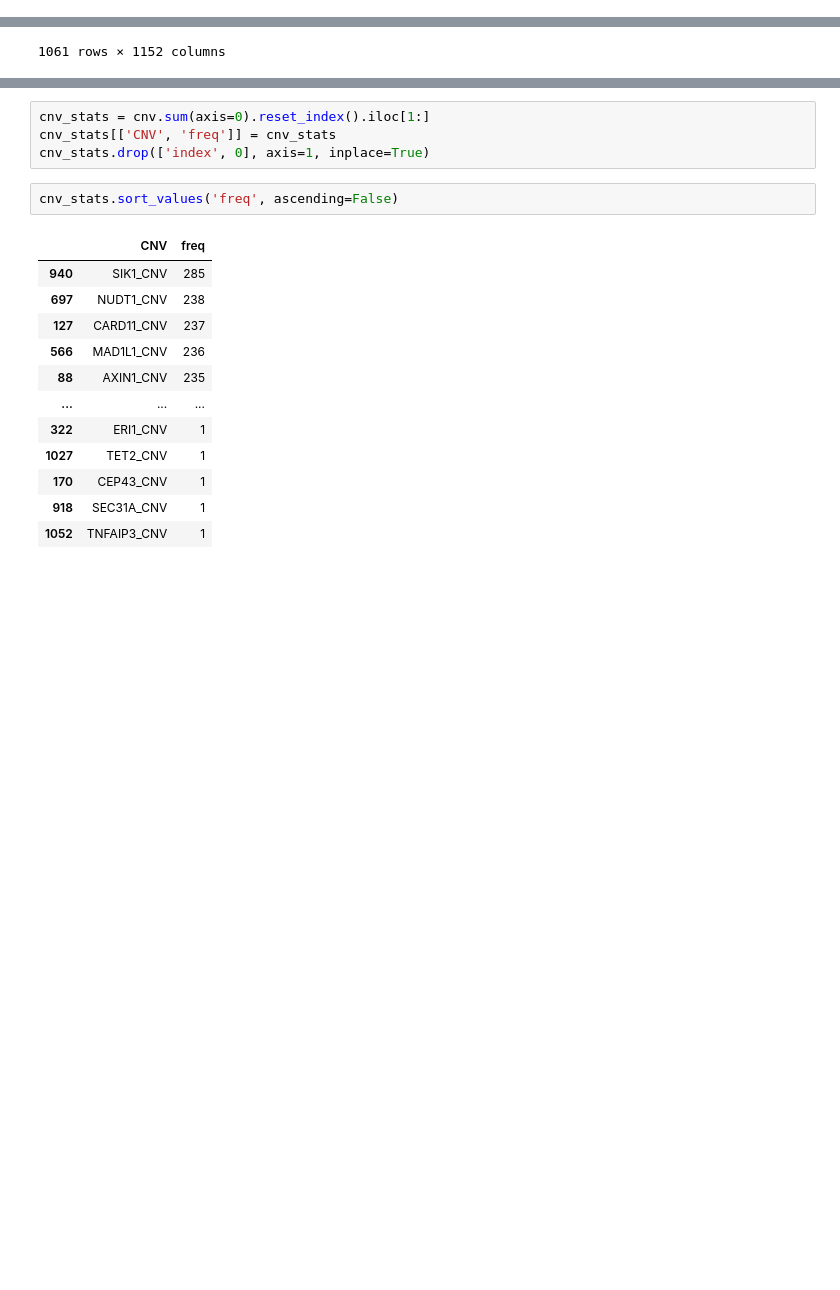
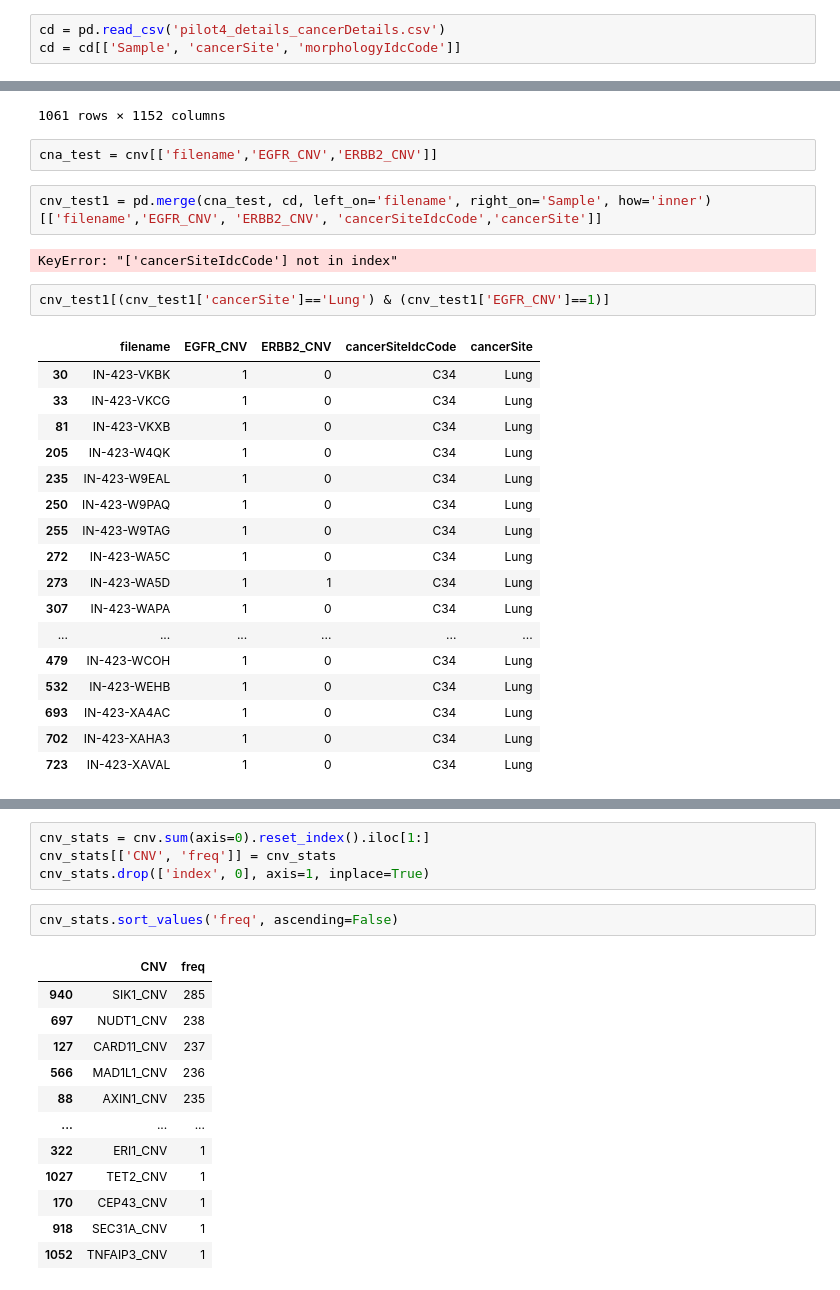
Before and after one commit to atomikkus/stratagenome_cdss, a Jupyter notebook: preprocesing.ipynb, the cells around one changed output, grey strips where cells are left out. Saved outputs shown, nothing was run; the diff lists cells and outputs as text; blank space fills up the shorter version.

```diff
--- a/preprocesing.ipynb
+++ b/preprocesing.ipynb
@@ -1,5 +1,8 @@
 # %%
 import pandas as pd
+# %%
+cd = pd.read_csv('pilot4_details_cancerDetails.csv')
+cd = cd[['Sample', 'cancerSite', 'morphologyIdcCode']]
 # %%
 cnv= pd.read_csv(r"cnv_ap_matrix.csv")
 cnv
@@ -17,3 +20,29 @@ cnv
 | 1059 | IN-423-XFCAE | 0 | 0 | 0 | 0 | 0 | 0 | 0 | 0 | ... |
 | 1060 | IN-423-XFCAX | 0 | 0 | 0 | 0 | 0 | 0 | 0 | 0 | ... |
 1061 rows × 1152 columns
+# %%
+cna_test = cnv[['filename','EGFR_CNV','ERBB2_CNV']]
+# %%
+cnv_test1 = pd.merge(cna_test, cd, left_on='filename', right_on='Sample', how='inner')[['filename','EGFR_CNV', 'ERBB2_CNV', 'cancerSiteIdcCode','cancerSite']]
+# %% [output]
+KeyError: "['cancerSiteIdcCode'] not in index"
+# %%
+cnv_test1[(cnv_test1['cancerSite']=='Lung') & (cnv_test1['EGFR_CNV']==1)]
+# %% [output]
+|  | filename | EGFR_CNV | ERBB2_CNV | cancerSiteIdcCode | cancerSite |
+| 30 | IN-423-VKBK | 1 | 0 | C34 | Lung |
+| 33 | IN-423-VKCG | 1 | 0 | C34 | Lung |
+| 81 | IN-423-VKXB | 1 | 0 | C34 | Lung |
+| 205 | IN-423-W4QK | 1 | 0 | C34 | Lung |
+| 235 | IN-423-W9EAL | 1 | 0 | C34 | Lung |
+| 250 | IN-423-W9PAQ | 1 | 0 | C34 | Lung |
+| 255 | IN-423-W9TAG | 1 | 0 | C34 | Lung |
+| 272 | IN-423-WA5C | 1 | 0 | C34 | Lung |
+| 273 | IN-423-WA5D | 1 | 1 | C34 | Lung |
+| 307 | IN-423-WAPA | 1 | 0 | C34 | Lung |
+| ... | ... | ... | ... | ... | ... |
+| 479 | IN-423-WCOH | 1 | 0 | C34 | Lung |
+| 532 | IN-423-WEHB | 1 | 0 | C34 | Lung |
+| 693 | IN-423-XA4AC | 1 | 0 | C34 | Lung |
+| 702 | IN-423-XAHA3 | 1 | 0 | C34 | Lung |
+| 723 | IN-423-XAVAL | 1 | 0 | C34 | Lung |
```
Also changed, not shown: parts of 2 cells of this notebook, 7 other files.
